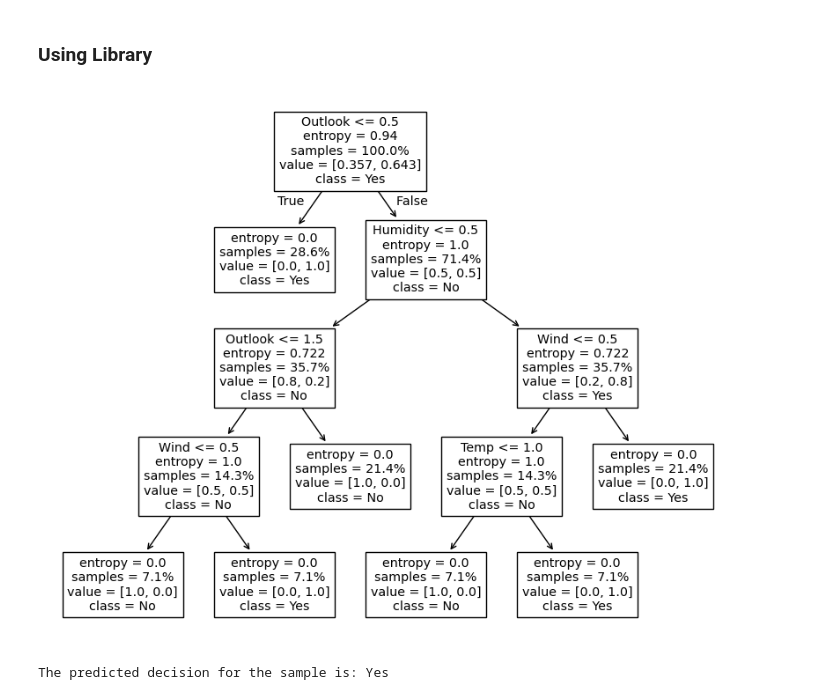
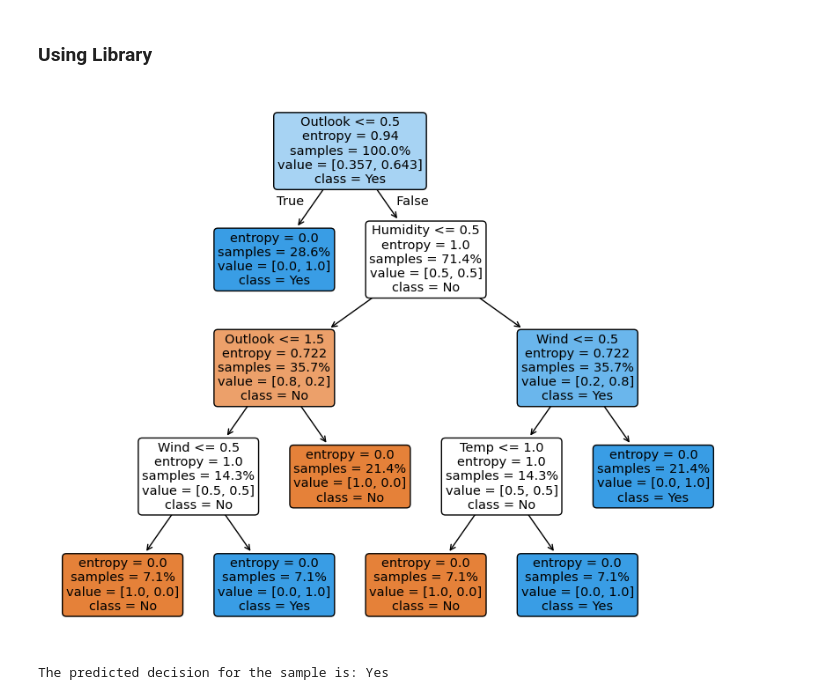
Before and after one commit to JoyM268/sdmcet-aiml, a Jupyter notebook: Termworks/Termwork - 5.ipynb, the cells around one changed output. Saved outputs shown, nothing was run; the diff lists cells and outputs as text; code cells hidden in the pictures.

```diff
--- a/Termworks/Termwork - 5.ipynb
+++ b/Termworks/Termwork - 5.ipynb
@@ -107,33 +107,33 @@ data = {
     "Temp": ["Hot", "Hot", "Hot", "Mild", "Cool", "Cool", "Cool", "Mild", "Cool", "Mild", "Mild", "Mild", "Hot", "Mild"],
     "Humidity": ["High", "High", "High", "High", "Normal", "Normal", "Normal", "High", "Normal", "Normal", "Normal", "High", "Normal", "High"],
     "Wind": ["Weak", "Strong", "Weak", "Weak", "Weak", "Strong", "Strong", "Weak", "Weak", "Weak", "Strong", "Strong", "Weak", "Strong"],
     "Play": ["No", "No", "Yes", "Yes", "Yes", "No", "Yes", "No", "Yes", "Yes", "Yes", "Yes", "Yes", "No"]
 }
 
 df = pd.DataFrame(data)
 encoders = {}
 for col in df.columns:
     encoders[col] = LabelEncoder()
     df[col] = encoders[col].fit_transform(df[col])
 
 x = df.drop(columns=["Play"])
 y = df["Play"]
 
 clf = DecisionTreeClassifier(criterion="entropy", random_state=42)
 clf.fit(x, y)
 
 plt.figure(figsize=(10, 8))
-plot_tree(clf, feature_names=x.columns, class_names=encoders["Play"].classes_,  proportion=True)
+plot_tree(clf, feature_names=x.columns, class_names=encoders["Play"].classes_,  proportion=True, filled=True, rounded=True)
 plt.show()
 
 sample = pd.DataFrame([["Sunny", "Mild", "Normal", "Weak"]], columns=x.columns)
 
 for col in sample.columns:
     sample[col] = encoders[col].transform(sample[col])
 
 predicted = encoders["Play"].inverse_transform(clf.predict(sample))
 
 print(f"The predicted decision for the sample is: {predicted[0]}")
 # %% [output]
-[figure, old version]
+[figure, new version]
 The predicted decision for the sample is: Yes
```
Also changed, not shown: 30 other files.
